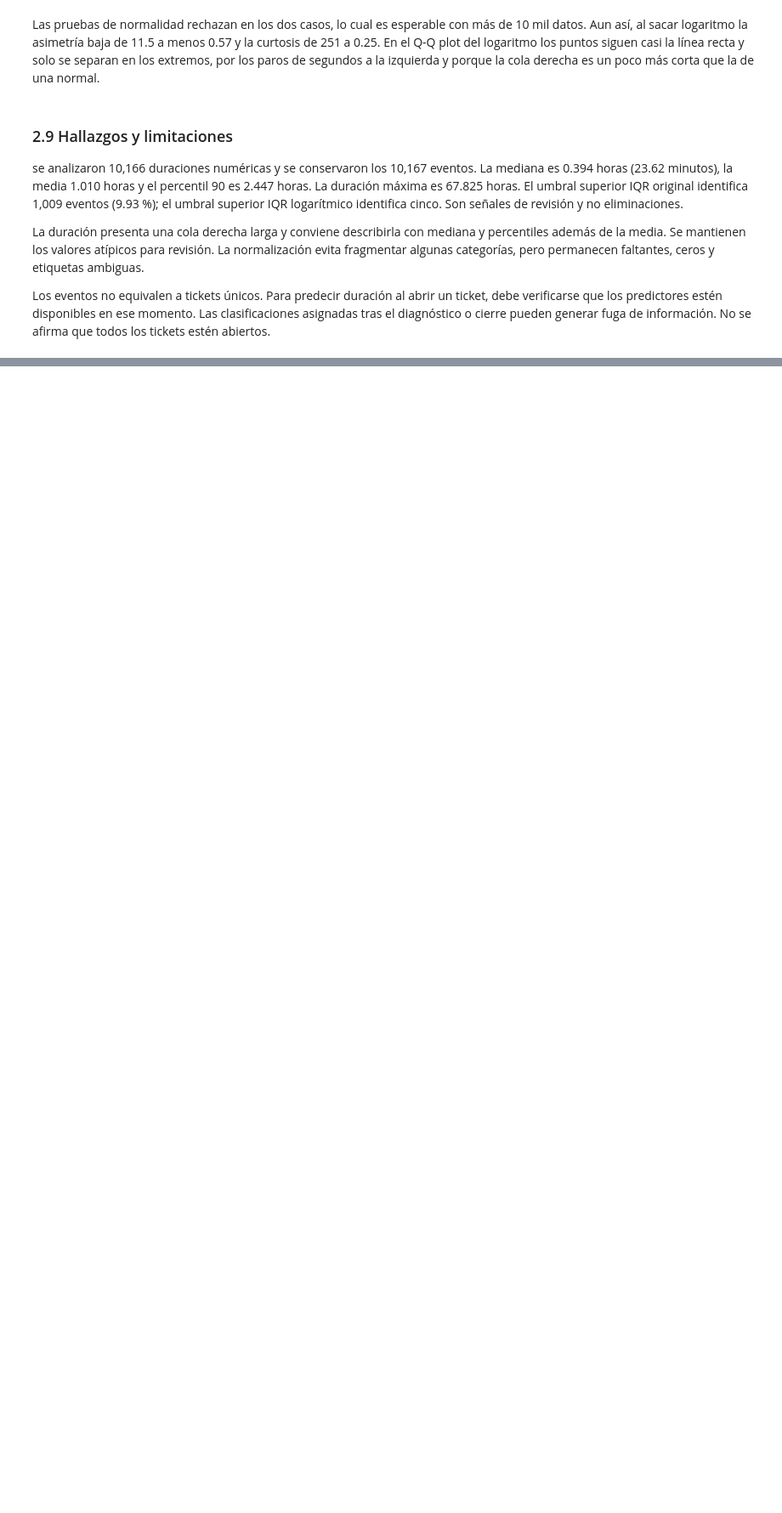
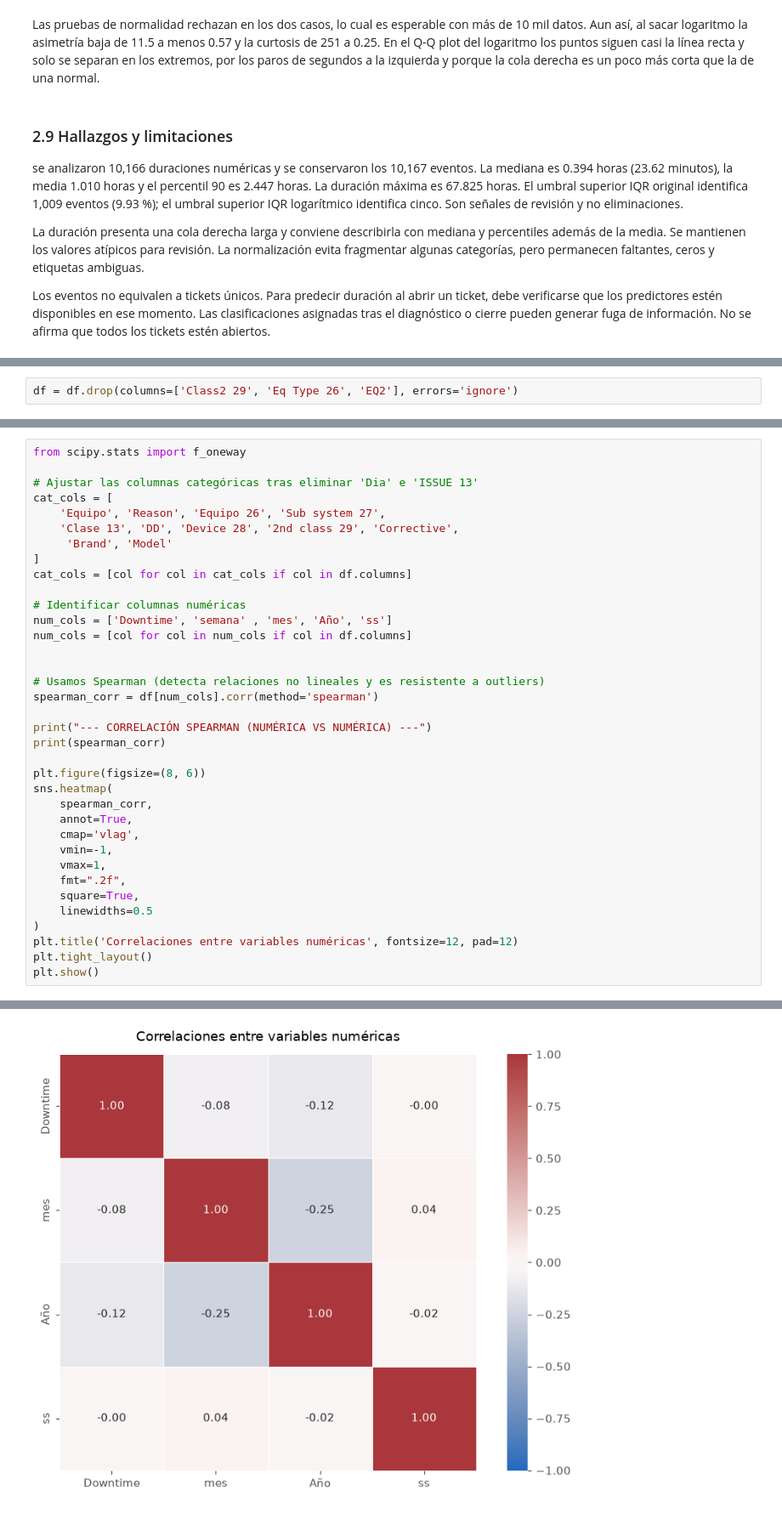
Before and after one commit to Peripera/Reto-segundo-parcial-FLEX, a Jupyter notebook: eda_flex.ipynb, the cells around one changed output, grey strips where cells are left out. Shown at 85% size. Cells and saved outputs as stored; diff of their text form; blank space fills up the shorter version.

```diff
--- a/eda_flex.ipynb
+++ b/eda_flex.ipynb
@@ -975,0 +1208,2 @@ Los eventos no equivalen a tickets únicos. Para predecir duración al abrir un
+# %%
+df = df.drop(columns=['Class2 29', 'Eq Type 26', 'EQ2'], errors='ignore')
@@ -975,0 +1323,37 @@ Los eventos no equivalen a tickets únicos. Para predecir duración al abrir un
+# %%
+from scipy.stats import f_oneway
+
+# Ajustar las columnas categóricas tras eliminar 'Dia' e 'ISSUE 13'
+cat_cols = [
+    'Equipo', 'Reason', 'Equipo 26', 'Sub system 27',
+    'Clase 13', 'DD', 'Device 28', '2nd class 29', 'Corrective',
+     'Brand', 'Model'
+]
+cat_cols = [col for col in cat_cols if col in df.columns]
+
+# Identificar columnas numéricas
+num_cols = ['Downtime', 'semana' , 'mes', 'Año', 'ss']
+num_cols = [col for col in num_cols if col in df.columns]
+
+
+# Usamos Spearman (detecta relaciones no lineales y es resistente a outliers)
+spearman_corr = df[num_cols].corr(method='spearman')
+
+print("--- CORRELACIÓN SPEARMAN (NUMÉRICA VS NUMÉRICA) ---")
+print(spearman_corr)
+
+plt.figure(figsize=(8, 6))
+sns.heatmap(
+    spearman_corr,
+    annot=True,
+    cmap='vlag',
+    vmin=-1,
+    vmax=1,
+    fmt=".2f",
+    square=True,
+    linewidths=0.5
+)
+plt.title('Correlaciones entre variables numéricas', fontsize=12, pad=12)
+plt.tight_layout()
+plt.show()
+# %% [output]
@@ -975,0 +1366 @@ Los eventos no equivalen a tickets únicos. Para predecir duración al abrir un
+[figure, added]
```
Also changed, not shown: parts of 24 cells of this notebook, 8 other files.
